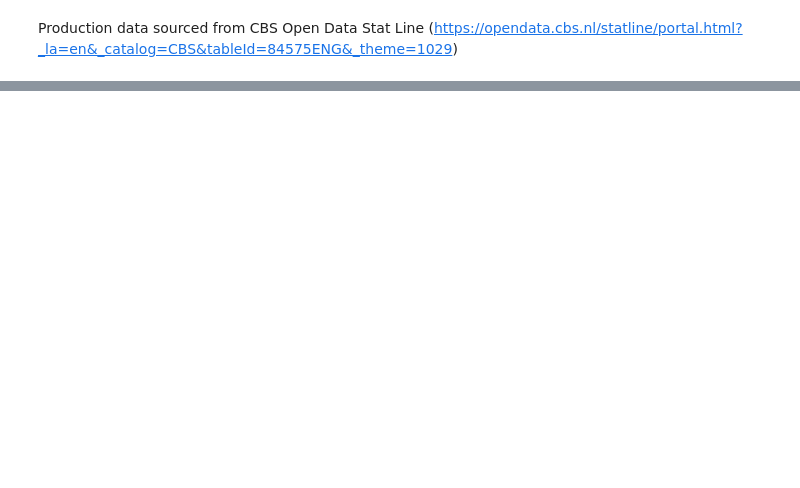
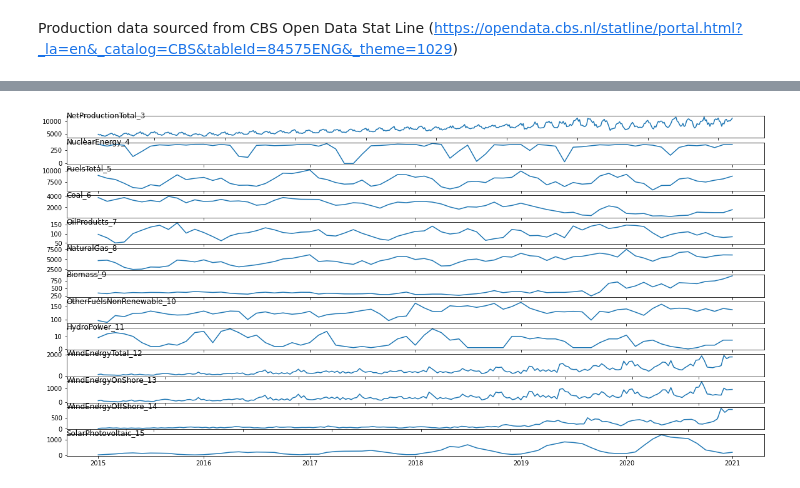
Before and after one commit to dsirtioglu/python, a Jupyter notebook: RR_NL_Energy_Prediction.ipynb, the cells around one changed output, grey strips where cells are left out. Saved outputs shown, nothing was run; the diff lists cells and outputs as text; code cells hidden in the pictures; blank space fills up the shorter version.

```diff
--- a/RR_NL_Energy_Prediction.ipynb
+++ b/RR_NL_Energy_Prediction.ipynb
@@ -94,0 +137,17 @@ plt.plot(x, y)
+# %%
+import matplotlib.pyplot as plt
+
+x = nl_production_monthly.index
+
+
+i = 1
+cols=[2, 3, 4, 5, 6, 7, 8, 9, 10, 11, 12, 13, 14]
+plt.figure(figsize=(20, 10))
+for col in cols:
+    plt.subplot(len(cols), 1, i)
+    plt.plot(x, nl_production_monthly.values[:, col])
+    plt.title(nl_production_monthly.columns[col], y=0.75, loc='left')
+    i += 1
+plt.show()
+# %% [output]
+[figure, added]
```
Also changed, not shown: parts of 25 cells of this notebook.
